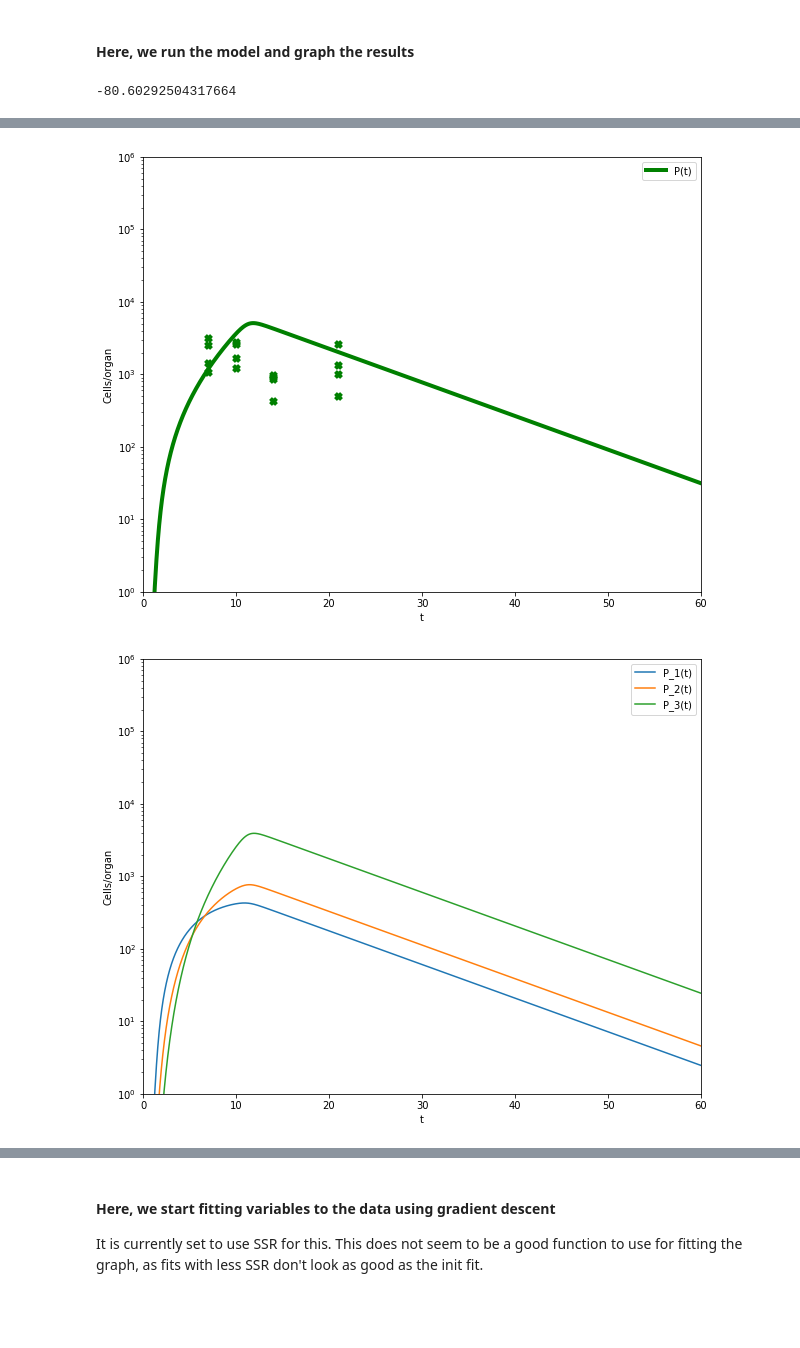
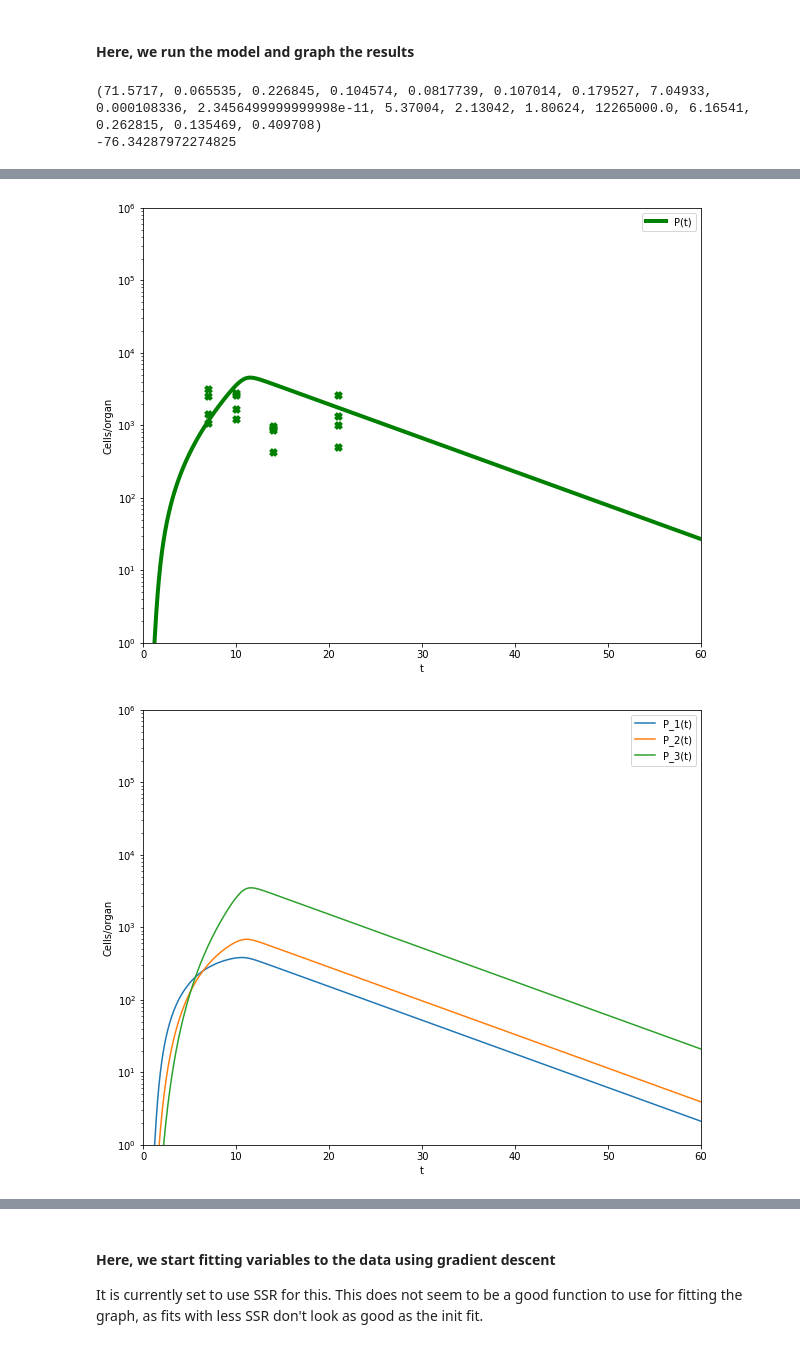
Before and after one commit to 6a6c/BCells, a Jupyter notebook: affinity-model.ipynb, the cells around one changed output, grey strips where cells are left out. Saved outputs shown, nothing was run; the diff lists cells and outputs as text; code cells hidden in the pictures; blank space fills up the shorter version.

```diff
--- a/affinity-model.ipynb
+++ b/affinity-model.ipynb
@@ -299,7 +300,7 @@ def NLL(v):
             k += 1
             if(actual <= 0 or predicted <= 0 or math.isnan(actual)): continue
             n1 += 1
-            sum1 += ( (math.log(actual, 10) - math.log(predicted, 10)) ** 2 ) / (2 * (v[17] ** 2))
+            sum1 += ( (math.log(actual, 10) - math.log(predicted, 10)) ** 2 ) / (2 * (v[-1] ** 2))
             #print(j, i, actual, predicted, sum1)
 
     sum2 = 0
@@ -312,7 +313,7 @@ def NLL(v):
             k += 1
             if(math.isnan(actual)): continue
             n2 += 1
-            sum2 += ((actual- predicted) ** 2) / (2 * (v[16] ** 2))
+            sum2 += ((actual- predicted) ** 2) / (2 * (v[-2] ** 2))
             #print(j, i, actual, predicted, sum2)
 
     #n1 = len(Stimes)
@@ -323,7 +324,7 @@ def NLL(v):
     #print(sum2)
 
     # Also, the base for logs just changes here for no reason????
-    return (sum1 + sum2 + (n1 * math.log(v[17])) + (n2 * math.log(v[16])))
+    return (sum1 + sum2 + (n1 * math.log(v[-1])) + (n2 * math.log(v[-2])))
 
 print(NLL(vInit))
 # %% [output]
@@ -336,8 +337,8 @@ print(NLL(vInit))
 # here are the variables w/ the lowest SSR i got with gradient descent. SSR: 5.148666e+11
 # (71.59205434857685, 0.06806932130591119, 0.2104126492314999, 0.09116913023495661, 0.08178938340112435, 0.10701968476189978, 0.17310394397234516, 7.049336642090847, 7.10792496e-05, 1.8724084774374178e-11, 5.252497501199031, 2.1041403856757808, 1.7679069783484835, 12265000.0, 6.313904193296472, 0.19885356550859085, 0.135469, 0.409708)
 
-euler(v)
-print(NLL(v))
+print(vInit)
+print(NLL(vInit))
 
 # Graph of antigens available
 fig1 = plt.figure()
@@ -460,4 +461,5 @@ plt.axis([t0, tF, 1.0, 3.0])
 plt.legend()
 plt.show()
 # %% [output]
--80.60292504317664
+(71.5717, 0.065535, 0.226845, 0.104574, 0.0817739, 0.107014, 0.179527, 7.04933, 0.000108336, 2.3456499999999998e-11, 5.37004, 2.13042, 1.80624, 12265000.0, 6.16541, 0.262815, 0.135469, 0.409708)
+-76.34287972274825
@@ -468,2 +470,2 @@ plt.show()
-[figure, old version]
+[figure, new version]
-[figure, old version]
+[figure, new version]
```
Also changed, not shown: parts of 2 cells of this notebook, 4 other files.
